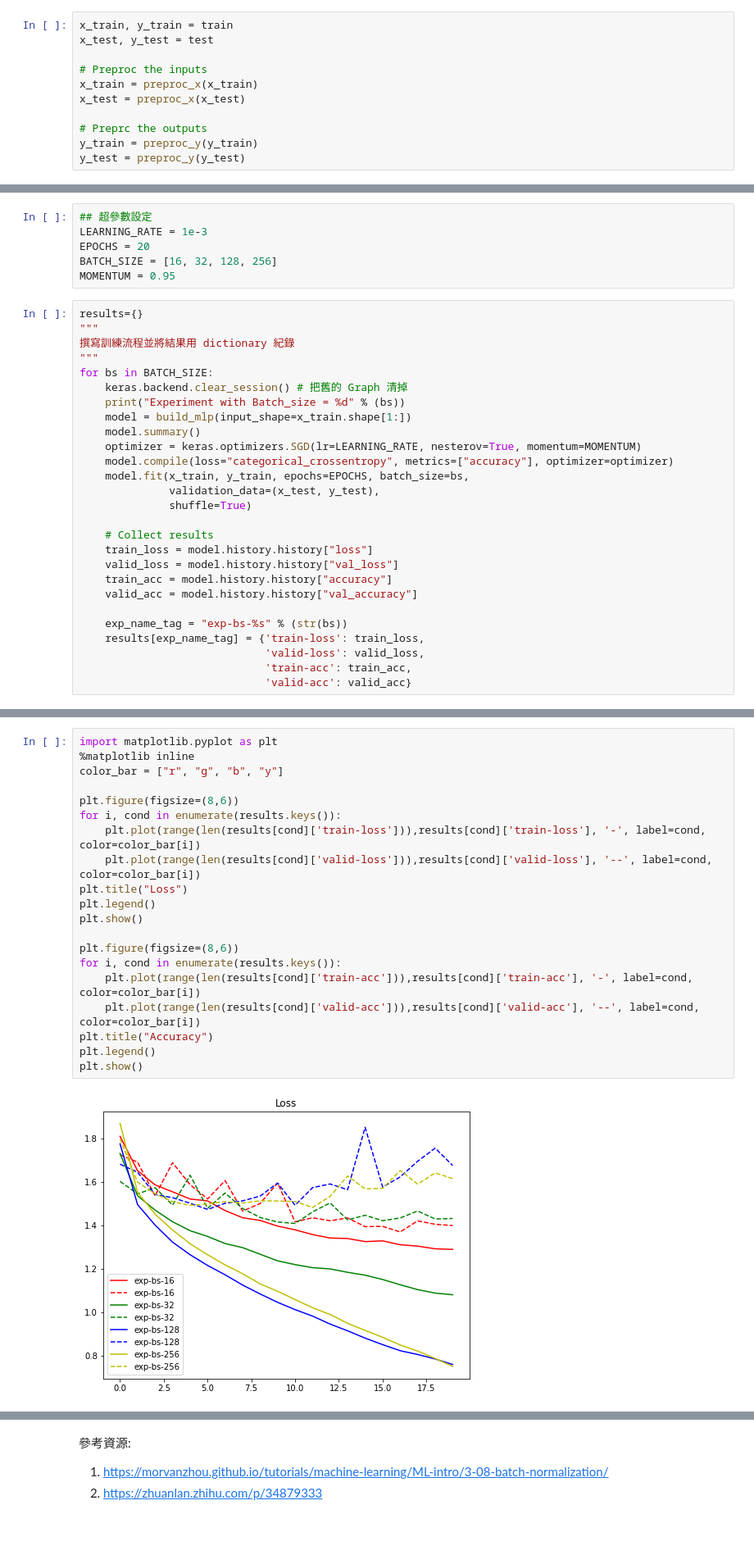
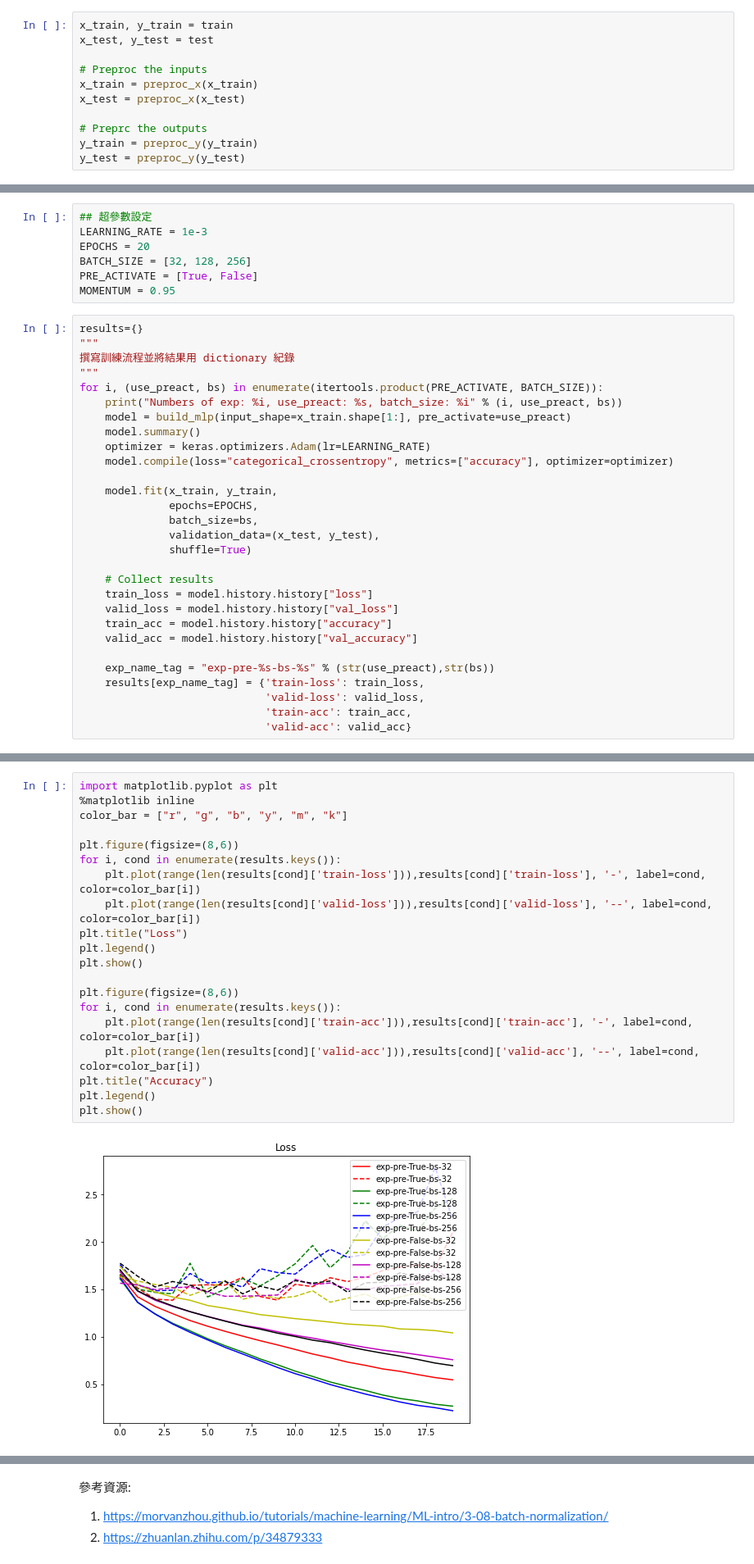
Before and after one commit to wmhou71/4th-ML100days, a Jupyter notebook: homework/Day_083_BatchNorm_HW.ipynb, the cells around one changed output, grey strips where cells are left out. Shown at 82% size. Cells and saved outputs as stored; diff of their text form; blank space fills up the shorter version.

Commit message:
Batch Normalization

```diff
--- a/homework/Day_083_BatchNorm_HW.ipynb
+++ b/homework/Day_083_BatchNorm_HW.ipynb
@@ -67,21 +72,24 @@ def build_mlp(input_shape, output_units=10, num_neurons=[512, 256, 128]):
 ## 超參數設定
 LEARNING_RATE = 1e-3
 EPOCHS = 20
-BATCH_SIZE = [16, 32, 128, 256]
+BATCH_SIZE = [32, 128, 256]
+PRE_ACTIVATE = [True, False]
 MOMENTUM = 0.95
 # %%
 results={}
 """
 撰寫訓練流程並將結果用 dictionary 紀錄
 """
-for bs in BATCH_SIZE:
-    keras.backend.clear_session() # 把舊的 Graph 清掉
-    print("Experiment with Batch_size = %d" % (bs))
-    model = build_mlp(input_shape=x_train.shape[1:])
+for i, (use_preact, bs) in enumerate(itertools.product(PRE_ACTIVATE, BATCH_SIZE)):
+    print("Numbers of exp: %i, use_preact: %s, batch_size: %i" % (i, use_preact, bs))
+    model = build_mlp(input_shape=x_train.shape[1:], pre_activate=use_preact)
     model.summary()
-    optimizer = keras.optimizers.SGD(lr=LEARNING_RATE, nesterov=True, momentum=MOMENTUM)
+    optimizer = keras.optimizers.Adam(lr=LEARNING_RATE)
     model.compile(loss="categorical_crossentropy", metrics=["accuracy"], optimizer=optimizer)
-    model.fit(x_train, y_train, epochs=EPOCHS, batch_size=bs,
+
+    model.fit(x_train, y_train,
+              epochs=EPOCHS,
+              batch_size=bs,
               validation_data=(x_test, y_test),
               shuffle=True)
 
@@ -91,7 +99,7 @@ for bs in BATCH_SIZE:
     train_acc = model.history.history["accuracy"]
     valid_acc = model.history.history["val_accuracy"]
 
-    exp_name_tag = "exp-bs-%s" % (str(bs))
+    exp_name_tag = "exp-pre-%s-bs-%s" % (str(use_preact),str(bs))
     results[exp_name_tag] = {'train-loss': train_loss,
                              'valid-loss': valid_loss,
                              'train-acc': train_acc,
@@ -117,22 +125,22 @@ Epoch 20/20
 # %%
 import matplotlib.pyplot as plt
 %matplotlib inline
-color_bar = ["r", "g", "b", "y"]
+color_bar = ["r", "g", "b", "y", "m", "k"]
 
 plt.figure(figsize=(8,6))
 for i, cond in enumerate(results.keys()):
     plt.plot(range(len(results[cond]['train-loss'])),results[cond]['train-loss'], '-', label=cond, color=color_bar[i])
     plt.plot(range(len(results[cond]['valid-loss'])),results[cond]['valid-loss'], '--', label=cond, color=color_bar[i])
 plt.title("Loss")
 plt.legend()
 plt.show()
 
 plt.figure(figsize=(8,6))
 for i, cond in enumerate(results.keys()):
     plt.plot(range(len(results[cond]['train-acc'])),results[cond]['train-acc'], '-', label=cond, color=color_bar[i])
     plt.plot(range(len(results[cond]['valid-acc'])),results[cond]['valid-acc'], '--', label=cond, color=color_bar[i])
 plt.title("Accuracy")
 plt.legend()
 plt.show()
 # %% [output]
-[figure, old version]
+[figure, new version]
```
Also changed, not shown: parts of 3 cells of this notebook.
